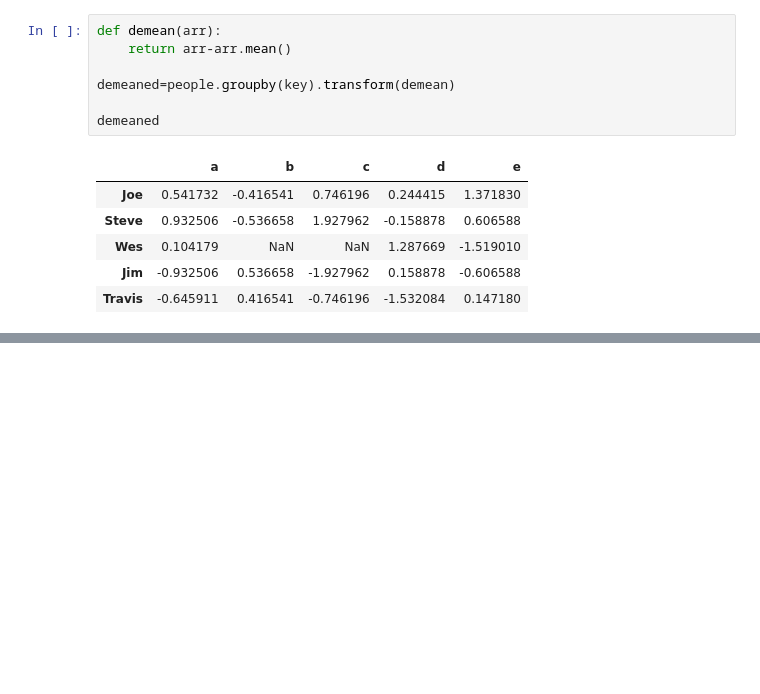
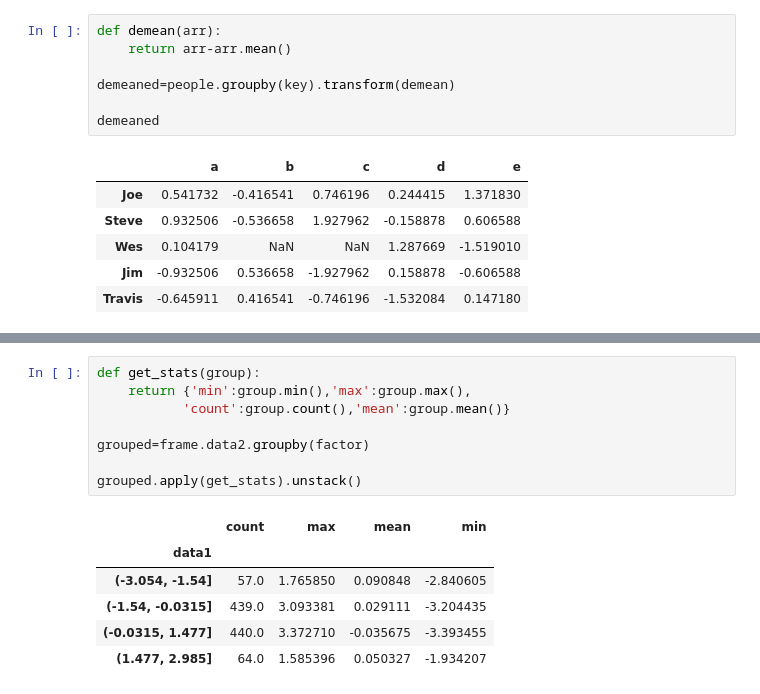
Before and after one commit to flybetter/handson_demo, a Jupyter notebook: data_analysis/data_matplotlib.ipynb, the cells around one changed output, grey strips where cells are left out. Drawn from its saved outputs; the diff is of its cells as text; blank space fills up the shorter version.

```diff
--- a/data_analysis/data_matplotlib.ipynb
+++ b/data_analysis/data_matplotlib.ipynb
@@ -410,0 +438,15 @@ demeaned
+# %%
+def get_stats(group):
+    return {'min':group.min(),'max':group.max(),
+           'count':group.count(),'mean':group.mean()}
+
+grouped=frame.data2.groupby(factor)
+
+grouped.apply(get_stats).unstack()
+# %% [output]
+|  | count | max | mean | min |
+| data1 |  |  |  |  |
+| (-3.054, -1.54] | 57.0 | 1.765850 | 0.090848 | -2.840605 |
+| (-1.54, -0.0315] | 439.0 | 3.093381 | 0.029111 | -3.204435 |
+| (-0.0315, 1.477] | 440.0 | 3.372710 | -0.035675 | -3.393455 |
+| (1.477, 2.985] | 64.0 | 1.585396 | 0.050327 | -1.934207 |
```
Also changed, not shown: parts of 10 cells of this notebook.
